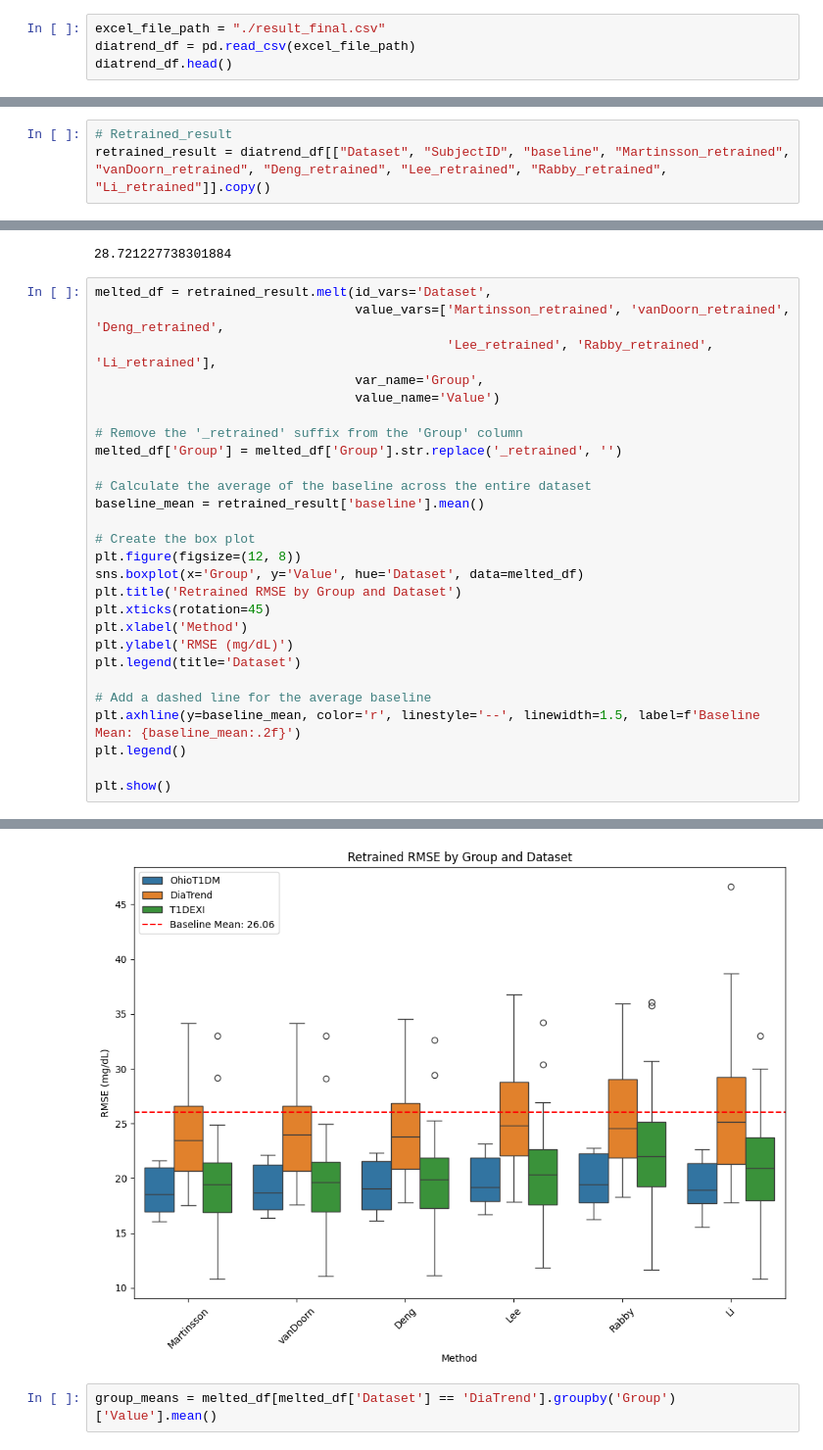
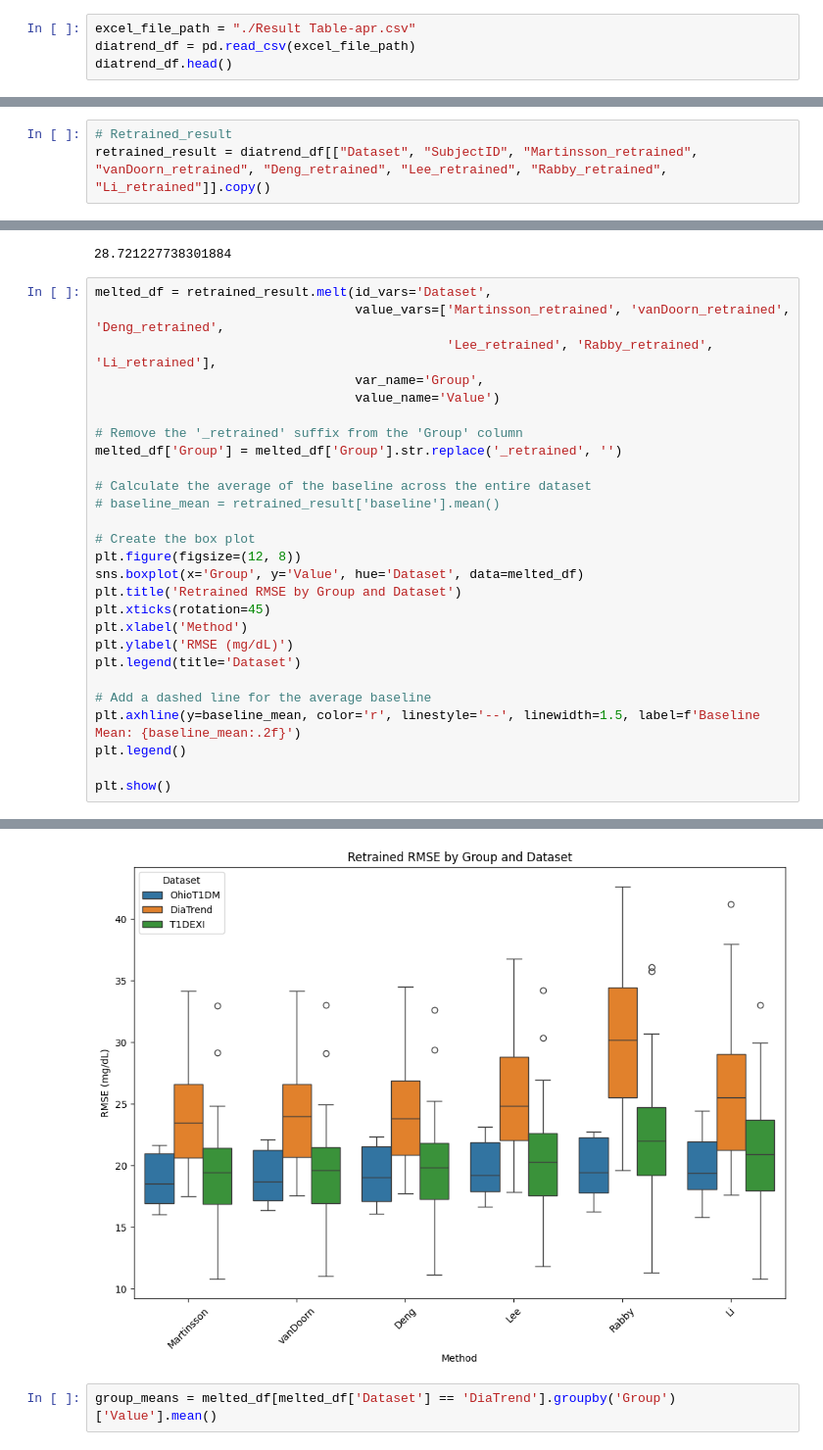
Before and after one commit to Augmented-Health-Lab/ReproGenBG_ML4H, a Jupyter notebook: ResultCalculation/result_figures.ipynb, the cells around one changed output, grey strips where cells are left out. Shown at 98% size. Drawn from its saved outputs; the diff is of its cells as text.

```diff
--- a/ResultCalculation/result_figures.ipynb
+++ b/ResultCalculation/result_figures.ipynb
@@ -158,7 +156,7 @@ NameError: name 'martinsson' is not defined
 # %% [markdown]
 ## Boxes on OhioT1DM
 # %%
-excel_file_path = "./result_final.csv"
+excel_file_path = "./Result Table-apr.csv"
 diatrend_df = pd.read_csv(excel_file_path)
 diatrend_df.head()
 # %% [output]
@@ -170,4 +168,4 @@ diatrend_df.head()
 | 4 | OhioT1DM | 563 | 17.997108 | 17.997108 | 18.097660 | ... |
 # %%
 # Retrained_result
-retrained_result = diatrend_df[["Dataset", "SubjectID", "baseline", "Martinsson_retrained", "vanDoorn_retrained", "Deng_retrained", "Lee_retrained", "Rabby_retrained", "Li_retrained"]].copy()
+retrained_result = diatrend_df[["Dataset", "SubjectID", "Martinsson_retrained", "vanDoorn_retrained", "Deng_retrained", "Lee_retrained", "Rabby_retrained", "Li_retrained"]].copy()
@@ -193,7 +186,7 @@ melted_df = retrained_result.melt(id_vars='Dataset',
 melted_df['Group'] = melted_df['Group'].str.replace('_retrained', '')
 
 # Calculate the average of the baseline across the entire dataset
-baseline_mean = retrained_result['baseline'].mean()
+# baseline_mean = retrained_result['baseline'].mean()
 
 # Create the box plot
 plt.figure(figsize=(12, 8))
@@ -213,4 +207,4 @@ plt.show()
-[figure, old version]
+[figure, new version]
 # %%
 group_means = melted_df[melted_df['Dataset'] == 'DiaTrend'].groupby('Group')['Value'].mean()
 # %%
```
Also changed, not shown: parts of 7 cells of this notebook, 6 other files.
